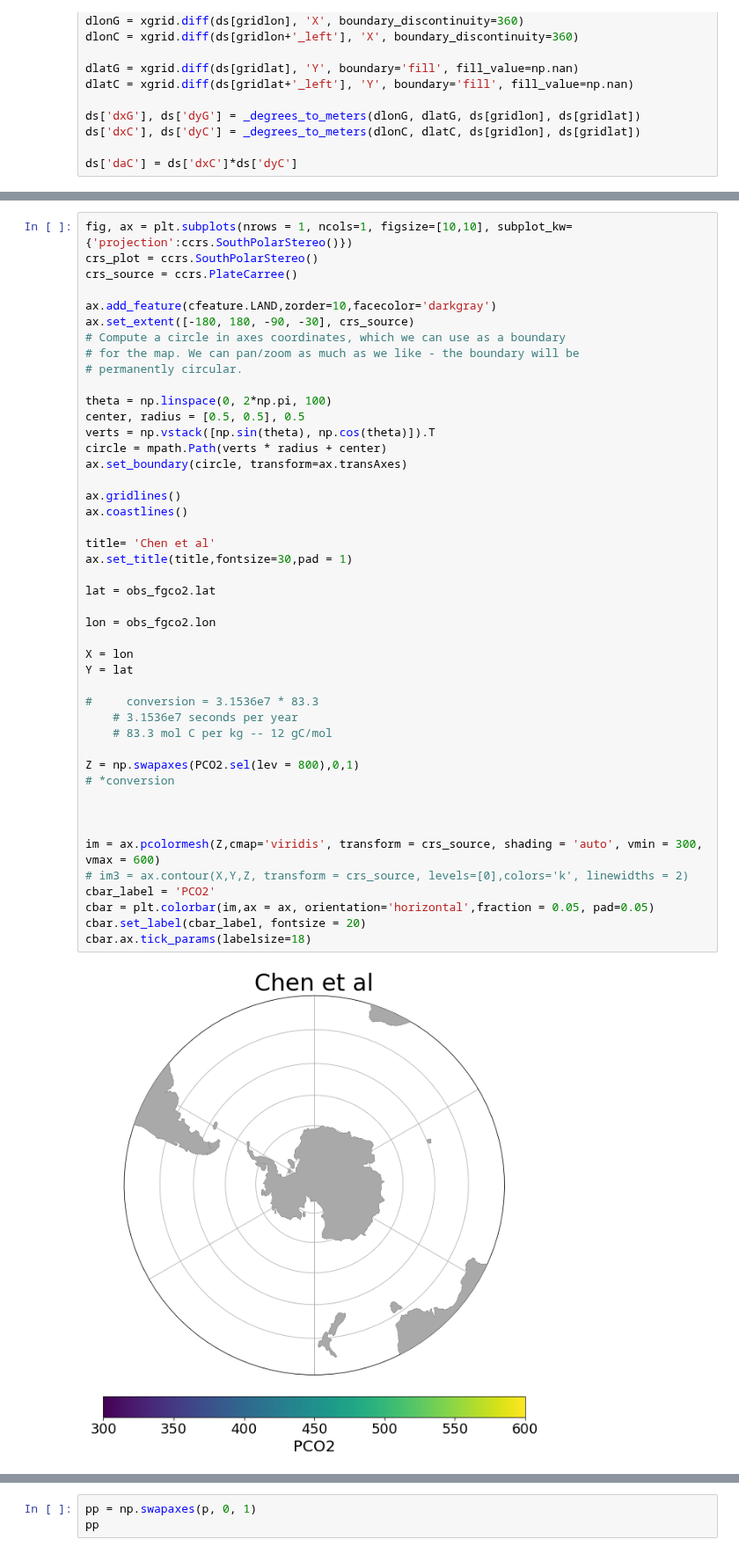
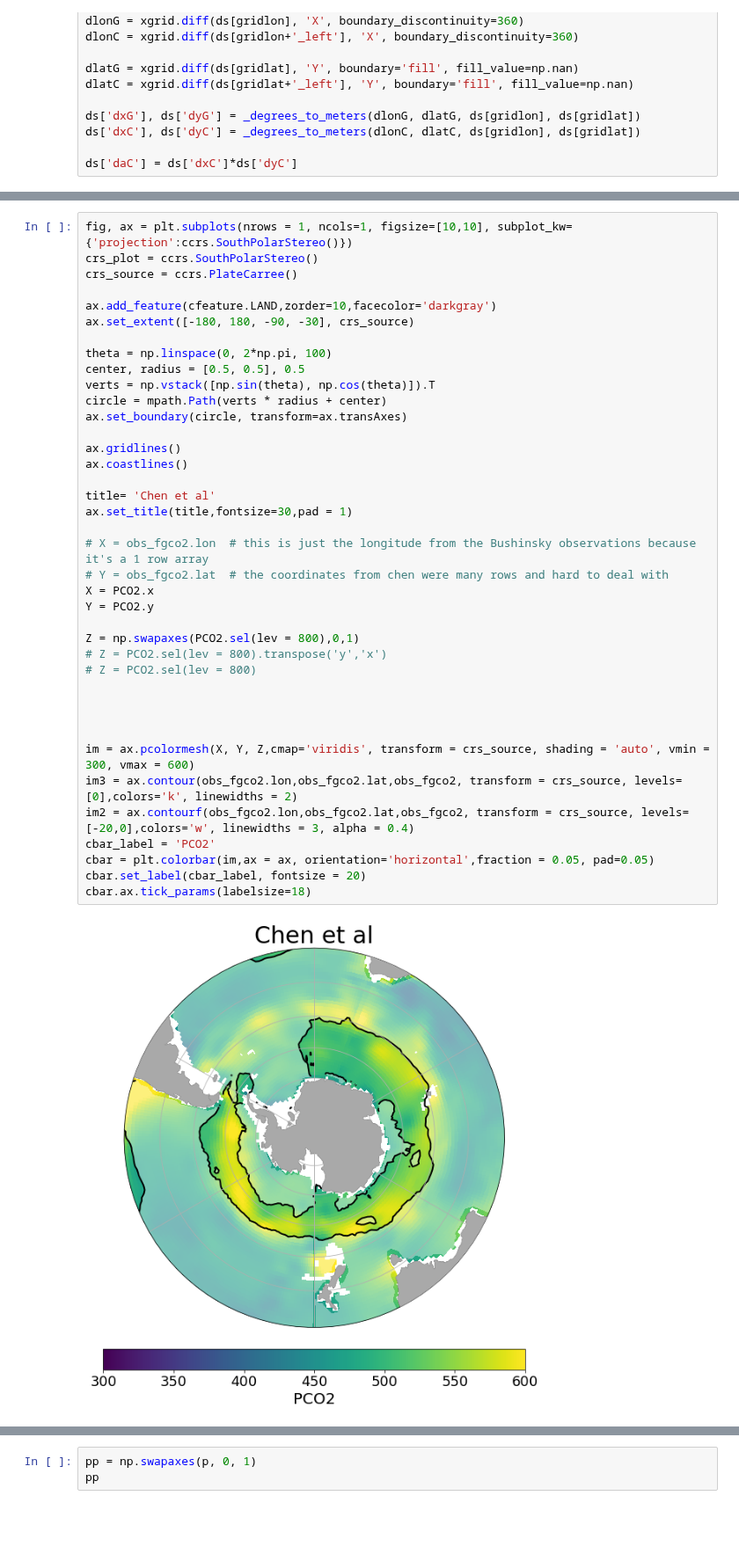
Before and after one commit to gmacgilchrist/seniorthesis, a Jupyter notebook: notebooks/alex_PCo2.ipynb, the cells around one changed output, grey strips where cells are left out. Shown at 88% size. Drawn from its saved outputs; the diff is of its cells as text; blank space fills up the shorter version.

```diff
--- a/notebooks/alex_PCo2.ipynb
+++ b/notebooks/alex_PCo2.ipynb
@@ -239,48 +239,42 @@ obs_fgco2.plot()
 # %%
 fig, ax = plt.subplots(nrows = 1, ncols=1, figsize=[10,10], subplot_kw={'projection':ccrs.SouthPolarStereo()})
 crs_plot = ccrs.SouthPolarStereo()
 crs_source = ccrs.PlateCarree()
 
 ax.add_feature(cfeature.LAND,zorder=10,facecolor='darkgray')
 ax.set_extent([-180, 180, -90, -30], crs_source)
-# Compute a circle in axes coordinates, which we can use as a boundary
-# for the map. We can pan/zoom as much as we like - the boundary will be
-# permanently circular.
 
 theta = np.linspace(0, 2*np.pi, 100)
 center, radius = [0.5, 0.5], 0.5
 verts = np.vstack([np.sin(theta), np.cos(theta)]).T
 circle = mpath.Path(verts * radius + center)
 ax.set_boundary(circle, transform=ax.transAxes)
 
 ax.gridlines()
 ax.coastlines()
 
 title= 'Chen et al'
 ax.set_title(title,fontsize=30,pad = 1)
 
-lat = obs_fgco2.lat
-
-lon = obs_fgco2.lon
-
-X = lon
-Y = lat
-
-#     conversion = 3.1536e7 * 83.3
-    # 3.1536e7 seconds per year
-    # 83.3 mol C per kg -- 12 gC/mol
+# X = obs_fgco2.lon  # this is just the longitude from the Bushinsky observations because it's a 1 row array
+# Y = obs_fgco2.lat  # the coordinates from chen were many rows and hard to deal with
+X = PCO2.x
+Y = PCO2.y
 
 Z = np.swapaxes(PCO2.sel(lev = 800),0,1)
-# *conversion
+# Z = PCO2.sel(lev = 800).transpose('y','x')
+# Z = PCO2.sel(lev = 800)
 
 
 
-im = ax.pcolormesh(Z,cmap='viridis', transform = crs_source, shading = 'auto', vmin = 300, vmax = 600)
-# im3 = ax.contour(X,Y,Z, transform = crs_source, levels=[0],colors='k', linewidths = 2)
+
+im = ax.pcolormesh(X, Y, Z,cmap='viridis', transform = crs_source, shading = 'auto', vmin = 300, vmax = 600)
+im3 = ax.contour(obs_fgco2.lon,obs_fgco2.lat,obs_fgco2, transform = crs_source, levels=[0],colors='k', linewidths = 2)
+im2 = ax.contourf(obs_fgco2.lon,obs_fgco2.lat,obs_fgco2, transform = crs_source, levels=[-20,0],colors='w', linewidths = 3, alpha = 0.4)
 cbar_label = 'PCO2'
 cbar = plt.colorbar(im,ax = ax, orientation='horizontal',fraction = 0.05, pad=0.05)
 cbar.set_label(cbar_label, fontsize = 20)
 cbar.ax.tick_params(labelsize=18)
 # %% [output]
-[figure, old version]
+[figure, new version]
 # %%
```
Also changed, not shown: parts of 4 cells of this notebook.
